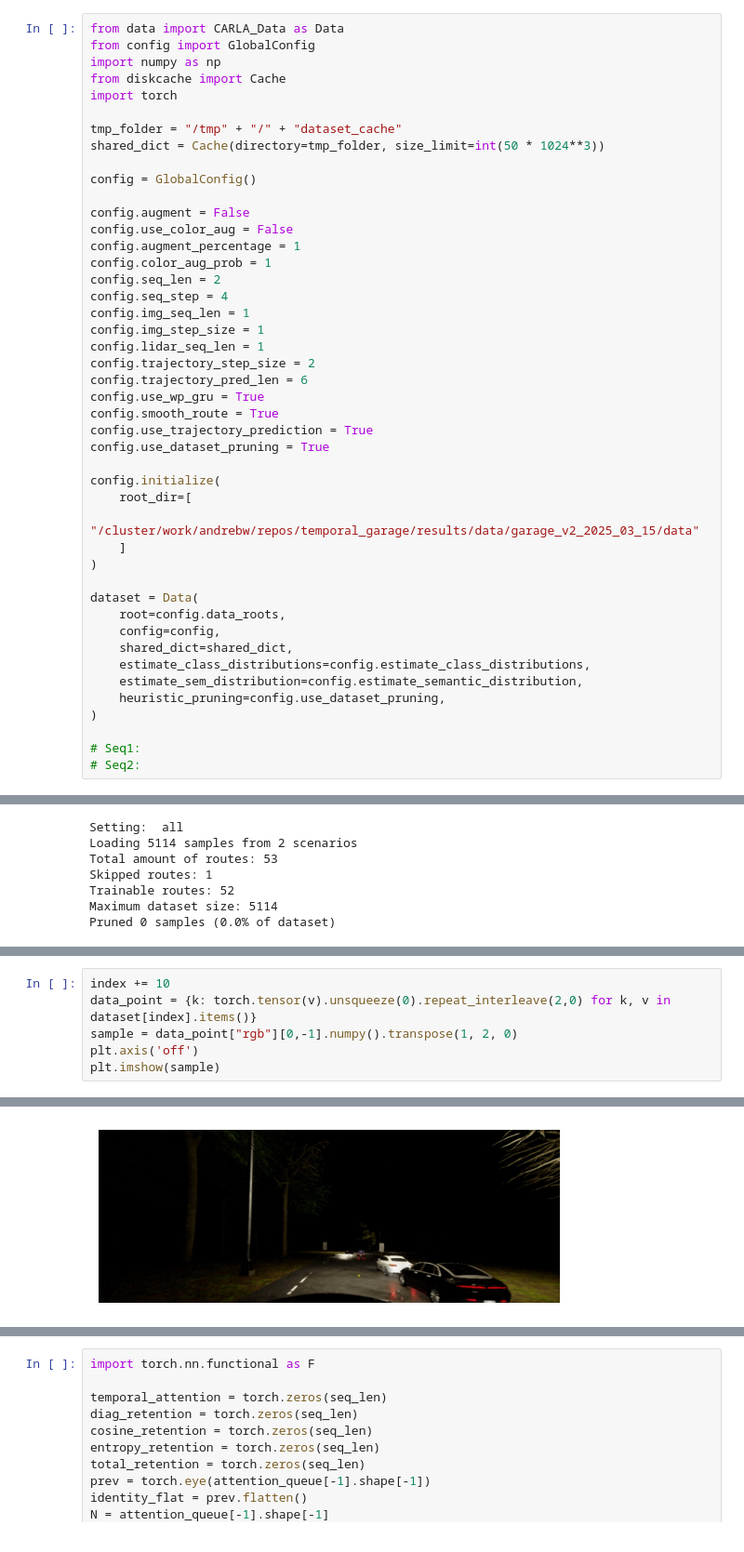
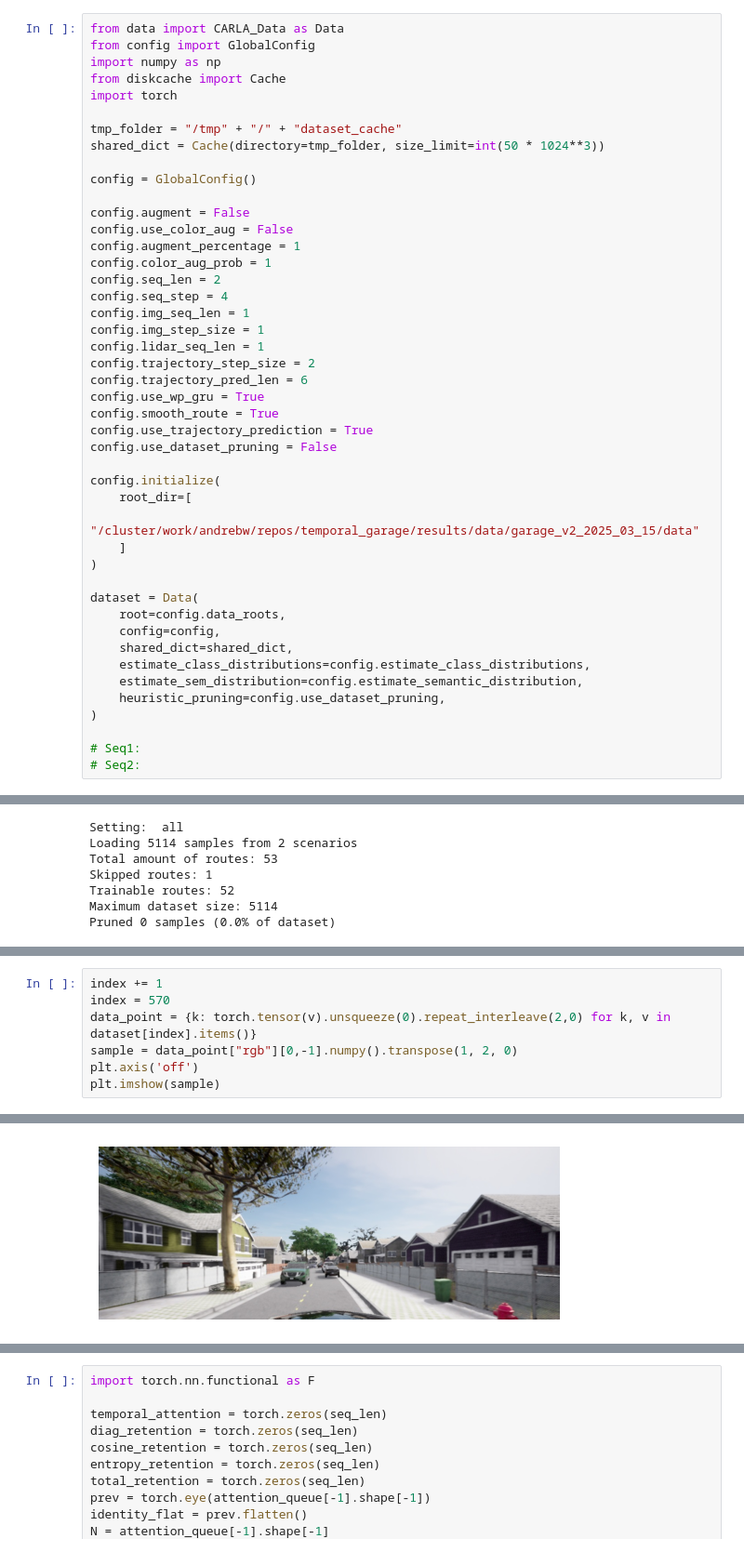
Before and after one commit to andreas122001/AD_specialization_project, a Jupyter notebook: team_code/0_test.ipynb, the cells around one changed output, grey strips where cells are left out. Shown at 93% size. Cells and saved outputs as stored; diff of their text form.

```diff
--- a/team_code/0_test.ipynb
+++ b/team_code/0_test.ipynb
@@ -24,7 +24,7 @@ config.trajectory_pred_len = 6
 config.use_wp_gru = True
 config.smooth_route = True
 config.use_trajectory_prediction = True
-config.use_dataset_pruning = True
+config.use_dataset_pruning = False
 
 config.initialize(
     root_dir=[
@@ -406,9 +411,10 @@ Total parameters in temporal_fusor: 2_125_056 (1.72%)
 # %%
-index += 10
+index += 1
+index = 570
 data_point = {k: torch.tensor(v).unsqueeze(0).repeat_interleave(2,0) for k, v in dataset[index].items()}
 sample = data_point["rgb"][0,-1].numpy().transpose(1, 2, 0)
 plt.axis('off')
 plt.imshow(sample)
 # %% [output]
 <matplotlib.image.AxesImage at 0x...>
-[figure, old version]
+[figure, new version]
```
Also changed, not shown: parts of 27 cells of this notebook, 2 other files.
